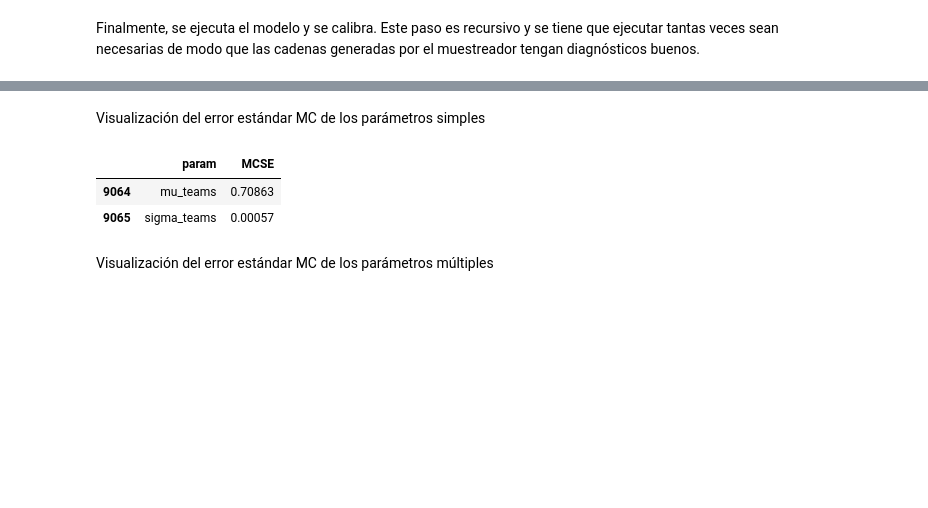
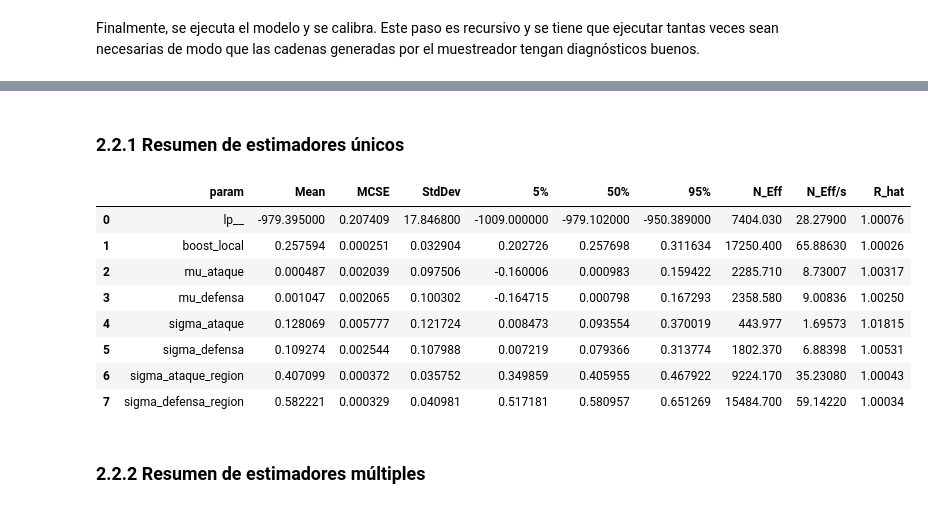
Before and after one commit to CAMM961001/futbol_bayes, a Jupyter notebook: src/jerarquico.ipynb, the cells around one changed output, grey strips where cells are left out. Drawn from its saved outputs; the diff is of its cells as text; code cells hidden in the pictures; blank space fills up the shorter version.

```diff
--- a/src/jerarquico.ipynb
+++ b/src/jerarquico.ipynb
@@ -385,7 +148,7 @@ Primero se definen algunas funciones útiles para la creación y manipulación d
 # %%
 import BFG3000 as bfg
 # %%
-name = 'iter2_jera'
+name = 'multinivel'
 sp_ = bfg.StanProject(name)
 dir_, model_ = sp_.create_stan_project(dir='modelos')
 # %% [output]
@@ -397,5 +160,6 @@ Una vez creado y editado el proyecto de STAN, se declara el siguiente bloque de
 compile_ = CmdStanModel(
     model_name=name
     ,stan_file=model_
-    ,compile=True)
+    ,compile=True
+)
 # %% [markdown]
@@ -409,11 +167,22 @@ stan_data_ = {
+# %%
+stan_data_ = {
+    'n_partidos': df_.shape[0]
+    ,'n_equipos': cat_regiones.team_code.nunique()
+    ,'n_regiones': cat_regiones.region_code.nunique()
+    ,'locales': df_.home_team.values
+    ,'visitantes': df_.away_team.values
+    ,'region_equipo': cat_regiones.region_code.values
+    ,'goles_local': df_.home_team_score.values
+    ,'goles_visita': df_.away_team_score.values
+}
 # %% [markdown]
 Finalmente, se ejecuta el modelo y se calibra. Este paso es recursivo y se tiene que ejecutar tantas veces sean necesarias de modo que las cadenas generadas por el muestreador tengan diagnósticos buenos.
 # %%
 fit_ = compile_.sample(
     data=stan_data_
-    ,chains=4
-    ,iter_warmup=1_250
-    ,iter_sampling=5000
+    ,chains=8
+    ,iter_warmup=5_000
+    ,iter_sampling=5_000
     ,show_progress=True
     ,save_warmup=False
 )
@@ -477,21 +286,27 @@ summary_vis_ = (
-# %% [markdown]
-Visualización del error estándar MC de los parámetros simples
+# %% [markdown]
+### 2.2.1 Resumen de estimadores únicos
 # %%
-# Datos de visualización
 mask_ = summary_vis_.param.value_counts()[summary_vis_.param.value_counts() == 1].keys()
 
-(
+single_params = (
     summary_vis_
     .loc[summary_vis_.param.isin(mask_)]
-    .filter(items=['param','MCSE'])
     .assign(
         param = lambda df_: pd.Categorical(df_.param)
     )
-)[1:]
+)
+
+single_params
 # %% [output]
-|  | param | MCSE |
-| 9064 | mu_teams | 0.70863 |
-| 9065 | sigma_teams | 0.00057 |
+|  | param | Mean | MCSE | StdDev | 5% | 50% | 95% | N_Eff | N_Eff/s | R_hat |
+| 0 | lp__ | -979.395000 | 0.207409 | 17.846800 | -1009.000000 | -979.102000 | -950.389000 | 7404.030 | 28.27900 | 1.00076 |
+| 1 | boost_local | 0.257594 | 0.000251 | 0.032904 | 0.202726 | 0.257698 | 0.311634 | 17250.400 | 65.88630 | 1.00026 |
+| 2 | mu_ataque | 0.000487 | 0.002039 | 0.097506 | -0.160006 | 0.000983 | 0.159422 | 2285.710 | 8.73007 | 1.00317 |
+| 3 | mu_defensa | 0.001047 | 0.002065 | 0.100302 | -0.164715 | 0.000798 | 0.167293 | 2358.580 | 9.00836 | 1.00250 |
+| 4 | sigma_ataque | 0.128069 | 0.005777 | 0.121724 | 0.008473 | 0.093554 | 0.370019 | 443.977 | 1.69573 | 1.01815 |
+| 5 | sigma_defensa | 0.109274 | 0.002544 | 0.107988 | 0.007219 | 0.079366 | 0.313774 | 1802.370 | 6.88398 | 1.00531 |
+| 6 | sigma_ataque_region | 0.407099 | 0.000372 | 0.035752 | 0.349859 | 0.405955 | 0.467922 | 9224.170 | 35.23080 | 1.00043 |
+| 7 | sigma_defensa_region | 0.582221 | 0.000329 | 0.040981 | 0.517181 | 0.580957 | 0.651269 | 15484.700 | 59.14220 | 1.00034 |
-# %% [markdown]
-Visualización del error estándar MC de los parámetros múltiples
+# %% [markdown]
+### 2.2.2 Resumen de estimadores múltiples
 # %%
```
Also changed, not shown: parts of 116 cells of this notebook, 17 other files.
